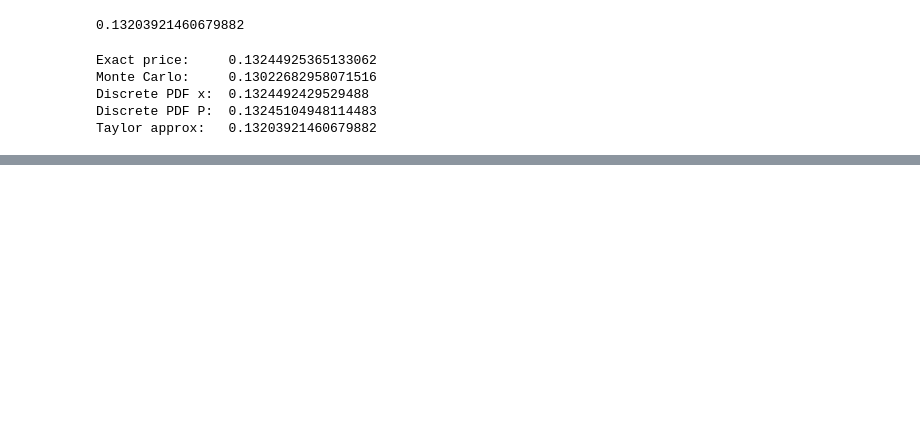
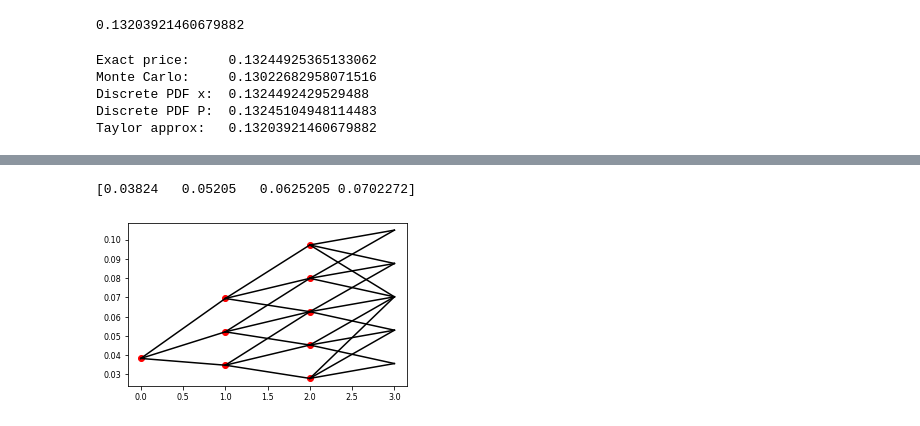
Before and after one commit to Adilo27/cad, a Jupyter notebook: jupyter_notebooks/Swaption_classical_methods.ipynb, the cells around one changed output, grey strips where cells are left out. Saved outputs shown, nothing was run; the diff lists cells and outputs as text; code cells hidden in the pictures; blank space fills up the shorter version.

```diff
--- a/jupyter_notebooks/Swaption_classical_methods.ipynb
+++ b/jupyter_notebooks/Swaption_classical_methods.ipynb
@@ -470,0 +708,33 @@ Taylor approx:   0.13203921460679882
+# %%
+def Calibrate_tree(Tree):
+    N = Tree.shape[0]-1
+    j_max = int((Tree.shape[1]-1)/2)
+
+    Q = np.zeros_like(Tree)
+    alpha = np.zeros(N+1)
+    alpha[0] = rs(dt)
+    Pm = zcb(np.arange(0,T+2*dt,dt))
+    Q[0,j_max] = 1
+
+    for m in range(1,N+1):
+        nm = np.minimum(m,j_max)
+        for j in range(-nm,nm+1):
+            prevs, prbs = previous_nodes(m,j)
+            for i, prev in enumerate(prevs):
+                _,k = prev
+                Q[m,j_max + j] += Q[m-1,k+j_max]*prbs[i]*np.exp(-(alpha[m-1] + (k)*dR)*dt)
+
+        nm = np.minimum(m,j_max)
+        _temp = sum([Q[m,j+j_max]*np.exp(-(j*dR)*dt) for j in range(-nm,nm+1)])
+        if m >0:
+            alpha[m] = (np.log(_temp)-np.log(Pm[m+1]))/dt
+    return alpha, Q
+# %%
+alpha, Q = Calibrate_tree(Tree)
+mask = (Q != 0) #Use Q to remove zeros on the edges
+newTree = Tree + np.tile(alpha,2*j_max+1).reshape(2*j_max+1,len(alpha)).T*mask
+print(alpha)
+Plot_tree(newTree,dt)
+# %% [output]
+[0.03824   0.05205   0.0625205 0.0702272]
+[figure, added]
```
Also changed, not shown: parts of 36 cells of this notebook.
